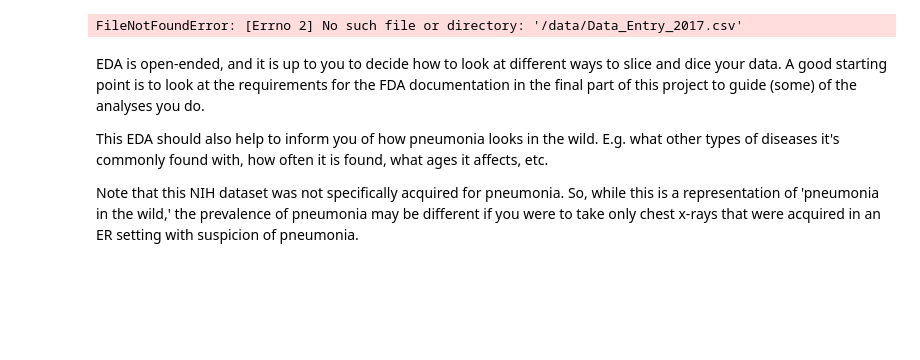
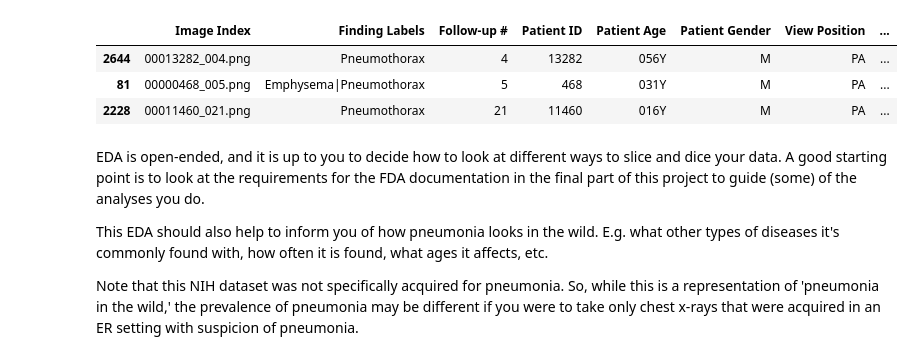
Before and after one commit to maurodsantos/AIHCND_C2_Starter, a Jupyter notebook: EDA.ipynb, the cells around one changed output. Saved outputs shown, nothing was run; the diff lists cells and outputs as text; code cells hidden in the pictures; blank space fills up the shorter version.

```diff
--- a/EDA.ipynb
+++ b/EDA.ipynb
@@ -13,13 +13,17 @@ import cv2
 # %%
 ## Below is some helper code to read all of your full image filepaths into a dataframe for easier manipulation
 
-all_xray_df = pd.read_csv('/data/Data_Entry_2017.csv')
-all_xray_df.sample(3)
+# all_xray_df = pd.read_csv('/data/Data_Entry_2017.csv')
+# all_xray_df.sample(3)
+df = pd.read_csv('data/sample_labels.csv')
 
-data_sample = pd.read_csv('sample_labels.csv')
-date_sample.sample(3)
+df['age']=pd.to_numeric(df['Patient Age'].str[0:-1],errors='coerce')
+df.sample(3)
 # %% [output]
-FileNotFoundError: [Errno 2] No such file or directory: '/data/Data_Entry_2017.csv'
+|  | Image Index | Finding Labels | Follow-up # | Patient ID | Patient Age | Patient Gender | View Position | ... |
+| 2644 | 00013282_004.png | Pneumothorax | 4 | 13282 | 056Y | M | PA | ... |
+| 81 | 00000468_005.png | Emphysema|Pneumothorax | 5 | 468 | 031Y | M | PA | ... |
+| 2228 | 00011460_021.png | Pneumothorax | 21 | 11460 | 016Y | M | PA | ... |
 # %% [markdown]
 EDA is open-ended, and it is up to you to decide how to look at different ways to slice and dice your data. A good starting point is to look at the requirements for the FDA documentation in the final part of this project to guide (some) of the analyses you do.
 
```
Also changed, not shown: parts of 16 cells of this notebook, 2 other files.
